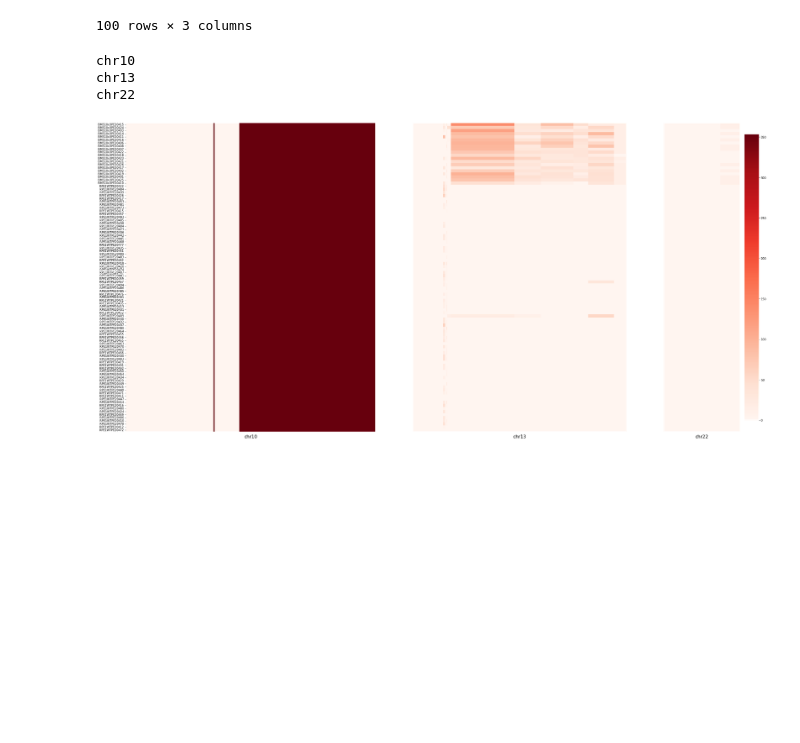
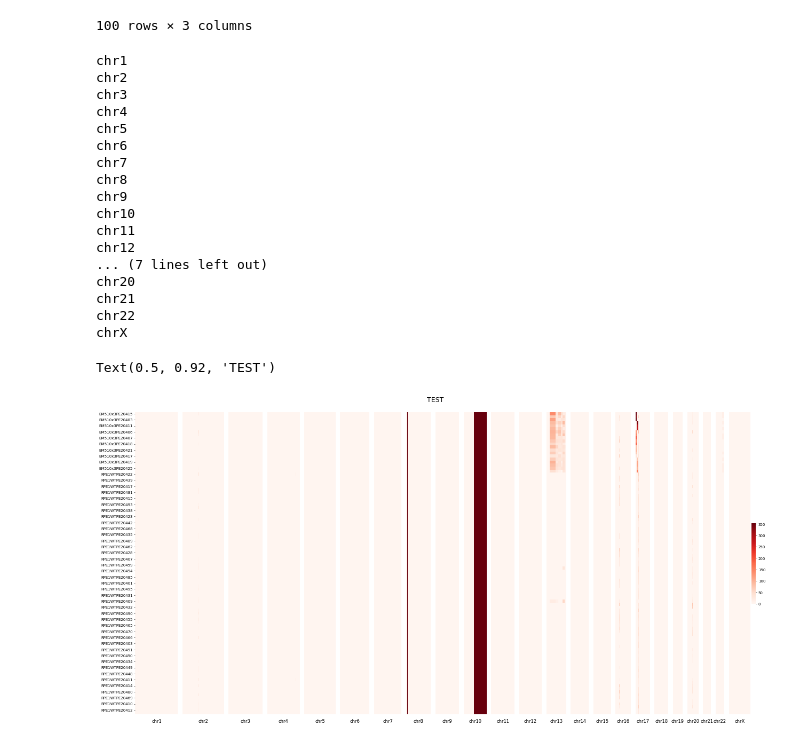
Before and after one commit to weber8thomas/R_dev, a Jupyter notebook: plotting/plot_clustering_scale.py.ipynb, the cells around one changed output. Cells and saved outputs as stored; diff of their text form; code cells hidden in the pictures; blank space fills up the shorter version.

```diff
--- a/plotting/plot_clustering_scale.py.ipynb
+++ b/plotting/plot_clustering_scale.py.ipynb
@@ -120,38 +120,54 @@ tmp.columns = ["chrom", "start", "end"]
 tmp["start"] = tmp["start"].astype(int)
 tmp["end"] = tmp["end"].astype(int)
 pivot_concat_df = pd.concat([pivot_concat_df.reset_index(), tmp], axis=1).drop(pivot_concat_df.columns[0], axis=1)
 
 pivot_concat_df["chrom"] = pd.Categorical(pivot_concat_df["chrom"], categories=["chr{}".format(e) for e in range(1,23)] + ["chrX"], ordered=True)
 pivot_concat_df = pivot_concat_df.sort_values(by=["chrom", "start", "end"]).reset_index(drop=True)
 # pivot_concat_df
 
 chroms = ["chr{}".format(e) for e in range(1,23)] + ["chrX"]
 # chroms = chroms[:2]
-chroms = ["chr10", "chr13", "chr22"]
+# chroms = ["chr10", "chr13", "chr22"]
 widths = binbed.loc[binbed["chrom"].isin(chroms)].groupby("chrom")["end"].max().dropna().tolist()
-f, axs = plt.subplots(ncols=len(chroms), figsize=(40,20), gridspec_kw={'width_ratios': widths})
+f, axs = plt.subplots(ncols=len(chroms), figsize=(30,15), dpi=50, gridspec_kw={'width_ratios': widths})
 for j, (chrom, ax) in enumerate(zip(chroms, axs)):
     print(chrom)
     cbar = False
     if j != 0:
         ax.get_yaxis().set_visible(False)
         ax.yaxis.set_ticks_position('none')
 
     if j == len(chroms)-1:
         cbar = True
     data_heatmap = pivot_concat_df.loc[pivot_concat_df["chrom"] == chrom].drop(["chrom", "start", "end"], axis=1).set_index("ID").T.fillna(0)
     data_heatmap = data_heatmap.loc[clustering_index_df.cell.values.tolist()]
     sns.heatmap(
         data=data_heatmap,
         ax=ax, vmin=0, vmax=concat_df.llr_to_ref.max(), cmap="Reds", cbar=cbar)
     ax.xaxis.set_ticks_position('none')
-    ax.set_xlabel("{}".format(chrom), fontsize=16)
+    ax.set_xlabel("{}".format(chrom), fontsize=12, rotation=90)
     ax.set_xticklabels([])
+plt.suptitle("TEST", y=0.92, fontsize=18)
 # %% [output]
+chr1
+chr2
+chr3
+chr4
+chr5
+chr6
+chr7
+chr8
+chr9
 chr10
-chr13
+chr11
+chr12
+... (7 lines left out)
+chr20
+chr21
 chr22
+chrX
+Text(0.5, 0.92, 'TEST')
-[figure, old version]
+[figure, new version]
 # %%
 concat_df["sv_call_name_map"] = concat_df["sv_call_name"].map(d)
 pivot_concat_df = concat_df.pivot(index="ID", values="sv_call_name_map", columns="cell")
```
Also changed, not shown: parts of 1 cell of this notebook, 2 other files.
